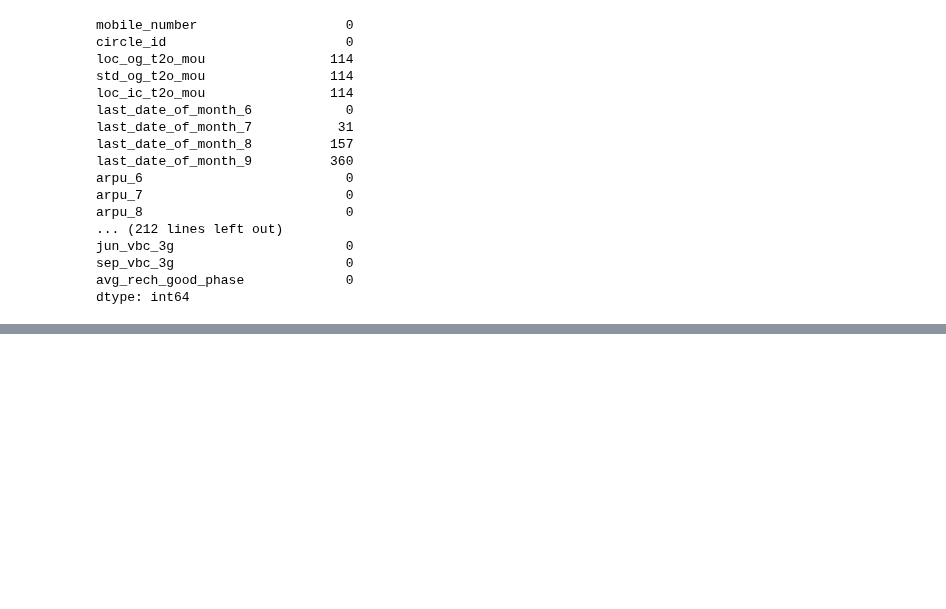
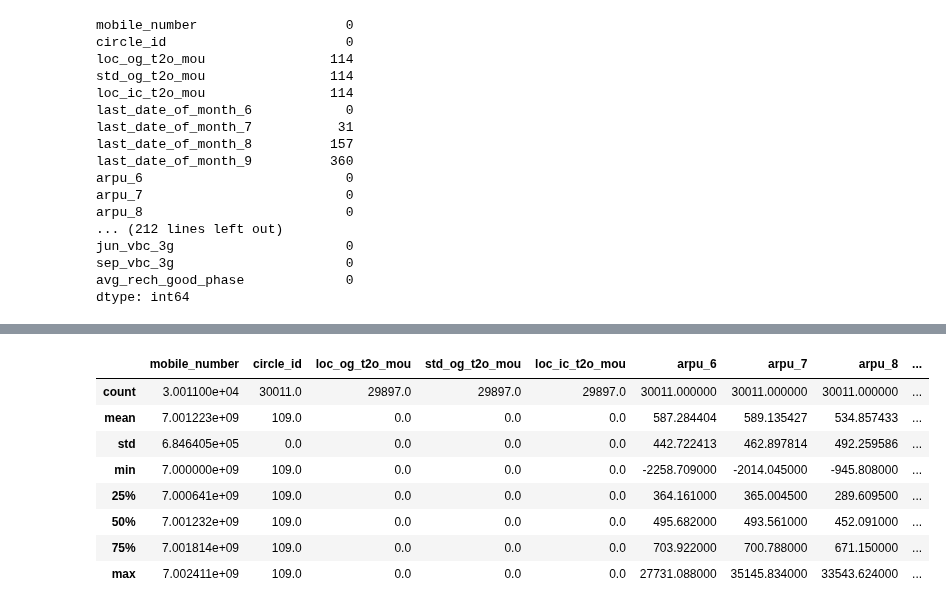
Before and after one commit to mrmankeshraj/PG_Diploma_in_Machine_Learning_and_AI, a Jupyter notebook: Course 4 - Machine Learning -2/Unsupervised Learning, Principle Component Analysis/Telecom Churn Case Study/Telecom Churn Case Study Solution.ipynb, the cells around one changed output, grey strips where cells are left out. Saved outputs shown, nothing was run; the diff lists cells and outputs as text; code cells hidden in the pictures; blank space fills up the shorter version.

```diff
--- a/Course 4 - Machine Learning -2/Unsupervised Learning, Principle Component Analysis/Telecom Churn Case Study/Telecom Churn Case Study Solution.ipynb
+++ b/Course 4 - Machine Learning -2/Unsupervised Learning, Principle Component Analysis/Telecom Churn Case Study/Telecom Churn Case Study Solution.ipynb
@@ -192 +387,13 @@ dtype: int64
+# %%
+df_high_val_cust.describe()
+# %% [output]
+|  | mobile_number | circle_id | loc_og_t2o_mou | std_og_t2o_mou | loc_ic_t2o_mou | arpu_6 | arpu_7 | arpu_8 | ... |
+| count | 3.001100e+04 | 30011.0 | 29897.0 | 29897.0 | 29897.0 | 30011.000000 | 30011.000000 | 30011.000000 | ... |
+| mean | 7.001223e+09 | 109.0 | 0.0 | 0.0 | 0.0 | 587.284404 | 589.135427 | 534.857433 | ... |
+| std | 6.846405e+05 | 0.0 | 0.0 | 0.0 | 0.0 | 442.722413 | 462.897814 | 492.259586 | ... |
+| min | 7.000000e+09 | 109.0 | 0.0 | 0.0 | 0.0 | -2258.709000 | -2014.045000 | -945.808000 | ... |
+| 25% | 7.000641e+09 | 109.0 | 0.0 | 0.0 | 0.0 | 364.161000 | 365.004500 | 289.609500 | ... |
+| 50% | 7.001232e+09 | 109.0 | 0.0 | 0.0 | 0.0 | 495.682000 | 493.561000 | 452.091000 | ... |
+| 75% | 7.001814e+09 | 109.0 | 0.0 | 0.0 | 0.0 | 703.922000 | 700.788000 | 671.150000 | ... |
+| max | 7.002411e+09 | 109.0 | 0.0 | 0.0 | 0.0 | 27731.088000 | 35145.834000 | 33543.624000 | ... |
 # %%
```
Also changed, not shown: parts of 11 cells of this notebook.
